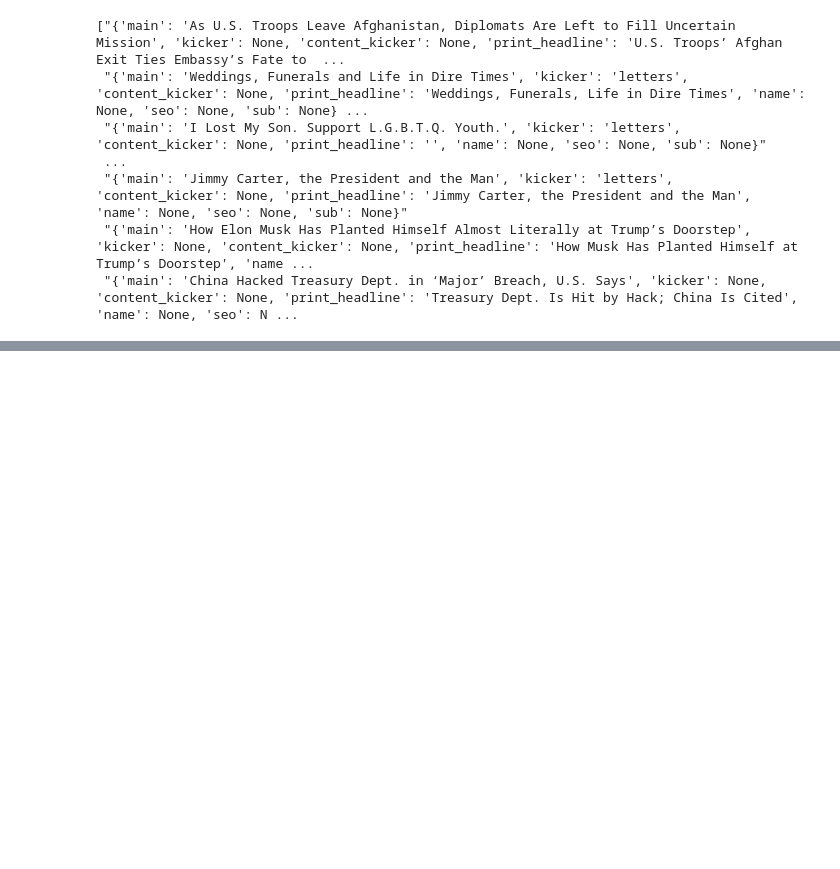
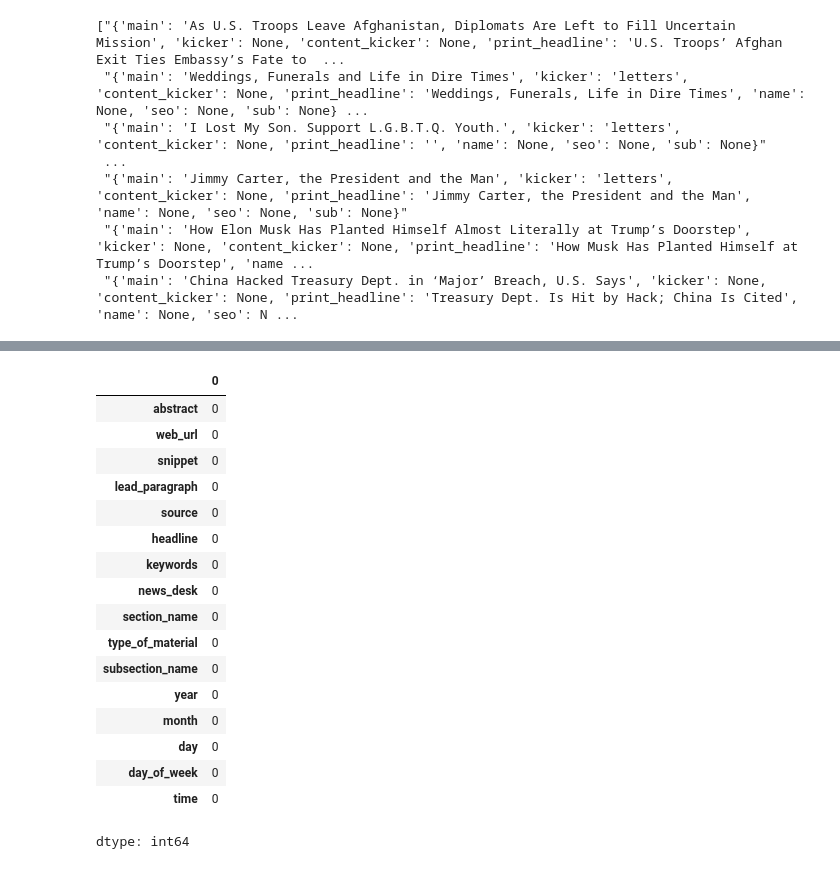
Before and after one commit to Mahendran180923/News_Senticonomy, a Jupyter notebook: Senticonomy.ipynb, the cells around one changed output, grey strips where cells are left out. Saved outputs shown, nothing was run; the diff lists cells and outputs as text; code cells hidden in the pictures; blank space fills up the shorter version.

```diff
--- a/Senticonomy.ipynb
+++ b/Senticonomy.ipynb
@@ -426,0 +455,21 @@ cleaned_data
+# %%
+cleaned_data.isnull().sum()
+# %% [output]
+|  | 0 |
+| abstract | 0 |
+| web_url | 0 |
+| snippet | 0 |
+| lead_paragraph | 0 |
+| source | 0 |
+| headline | 0 |
+| keywords | 0 |
+| news_desk | 0 |
+| section_name | 0 |
+| type_of_material | 0 |
+| subsection_name | 0 |
+| year | 0 |
+| month | 0 |
+| day | 0 |
+| day_of_week | 0 |
+| time | 0 |
+dtype: int64
```
Also changed, not shown: parts of 19 cells of this notebook.
